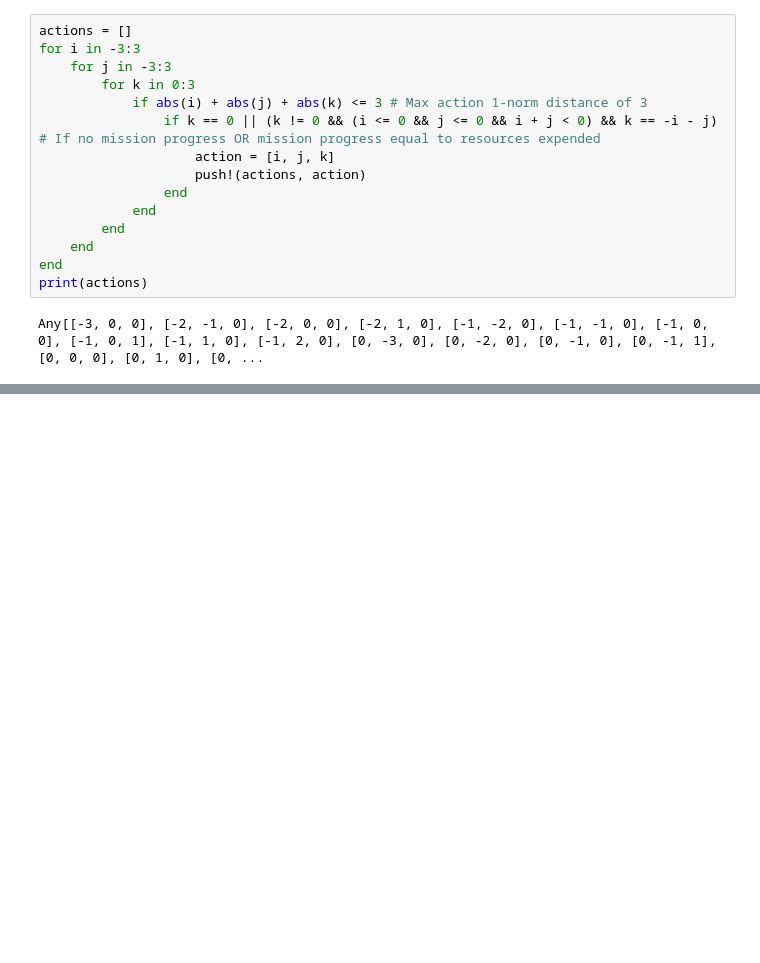
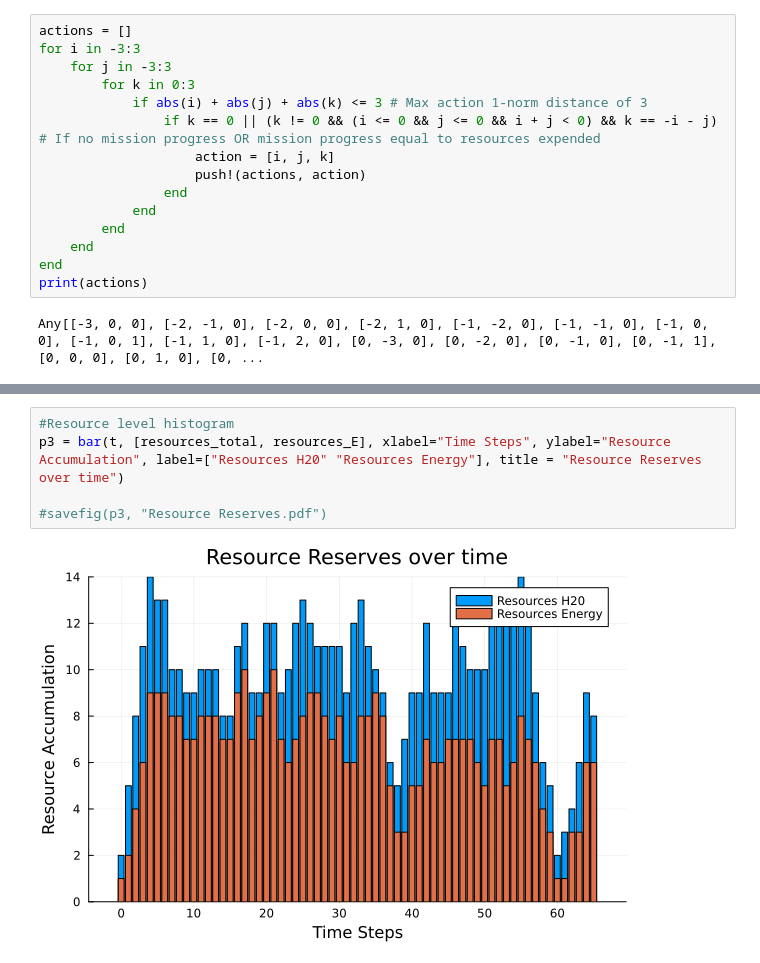
Before and after one commit to zhao-harry/aa-228-final-project, a Jupyter notebook: Simulation.ipynb, the cells around one changed output, grey strips where cells are left out. Saved outputs shown, nothing was run; the diff lists cells and outputs as text; blank space fills up the shorter version.

```diff
--- a/Simulation.ipynb
+++ b/Simulation.ipynb
@@ -58,0 +180,7 @@ end
+# %%
+#Resource level histogram
+p3 = bar(t, [resources_total, resources_E], xlabel="Time Steps", ylabel="Resource Accumulation", label=["Resources H20" "Resources Energy"], title = "Resource Reserves over time")
+
+#savefig(p3, "Resource Reserves.pdf")
+# %% [output]
+[figure, added]
```
Also changed, not shown: parts of 10 cells of this notebook.
